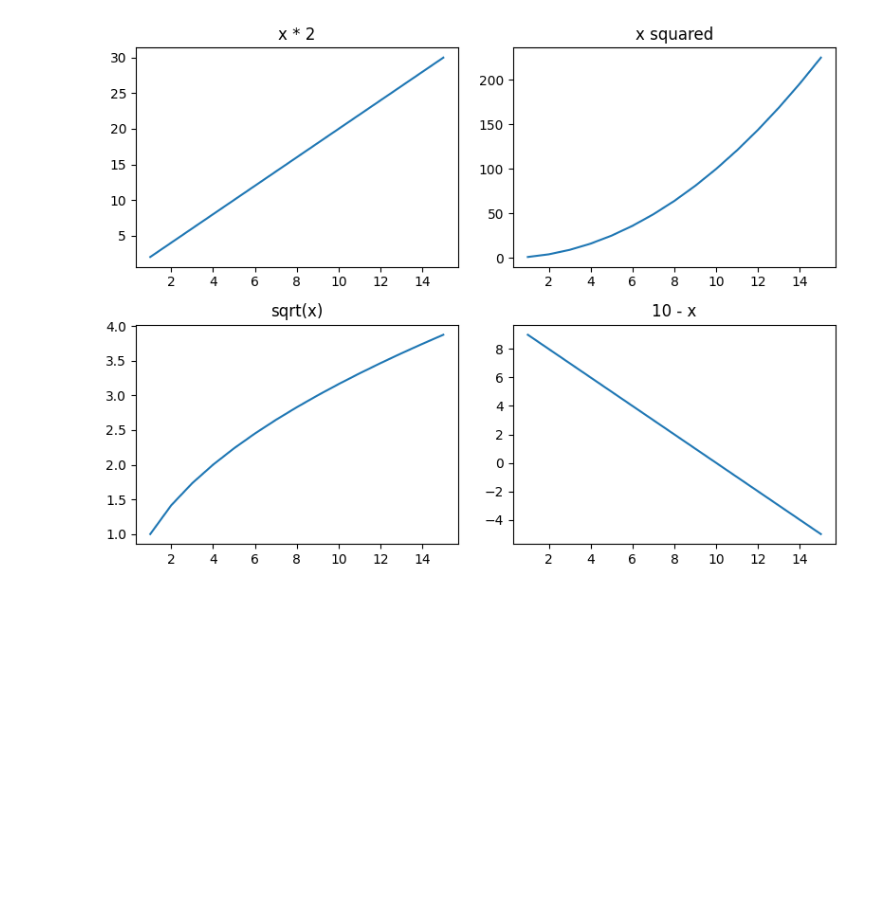
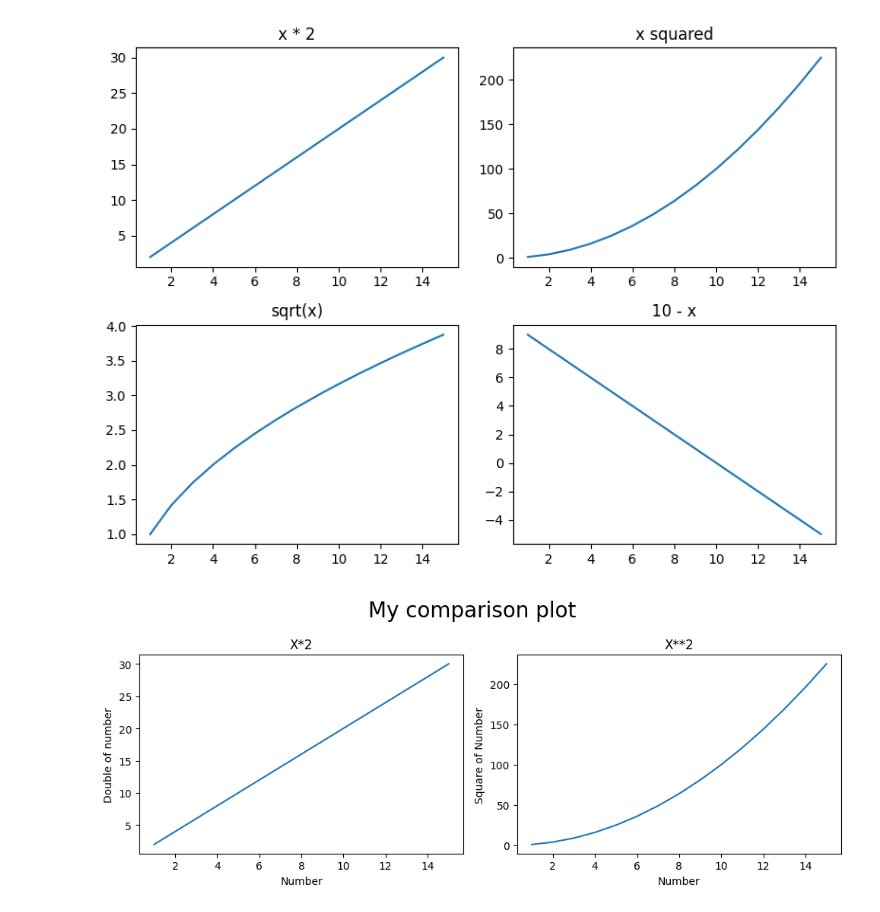
Before and after one commit to krishroy321/datascience, a Jupyter notebook: Python/Data Visualization using Matplotlib and Seaborn/subplots.ipynb, the cells around one changed output. Cells and saved outputs as stored; diff of their text form; code cells hidden in the pictures; blank space fills up the shorter version.

```diff
--- a/Python/Data Visualization using Matplotlib and Seaborn/subplots.ipynb
+++ b/Python/Data Visualization using Matplotlib and Seaborn/subplots.ipynb
@@ -48,3 +45,20 @@ plt.tight_layout()
 plt.show()
 # %% [output]
 [figure]
+# %%
+fig , axs  = plt.subplots(1,2, figsize=(10,4))
+
+axs[0].plot(x,y1)
+axs[0].set_title("X*2")
+axs[0].set_xlabel("Number")
+axs[0].set_ylabel("Double of number")
+
+axs[1].plot(x,y2)
+axs[1].set_title("X**2")
+axs[1].set_xlabel("Number")
+axs[1].set_ylabel("Square of Number")
+
+fig.suptitle("My comparison plot",fontsize=20)
+fig.tight_layout()
+# %% [output]
+[figure, added]
```
Also changed, not shown: parts of 2 cells of this notebook.
